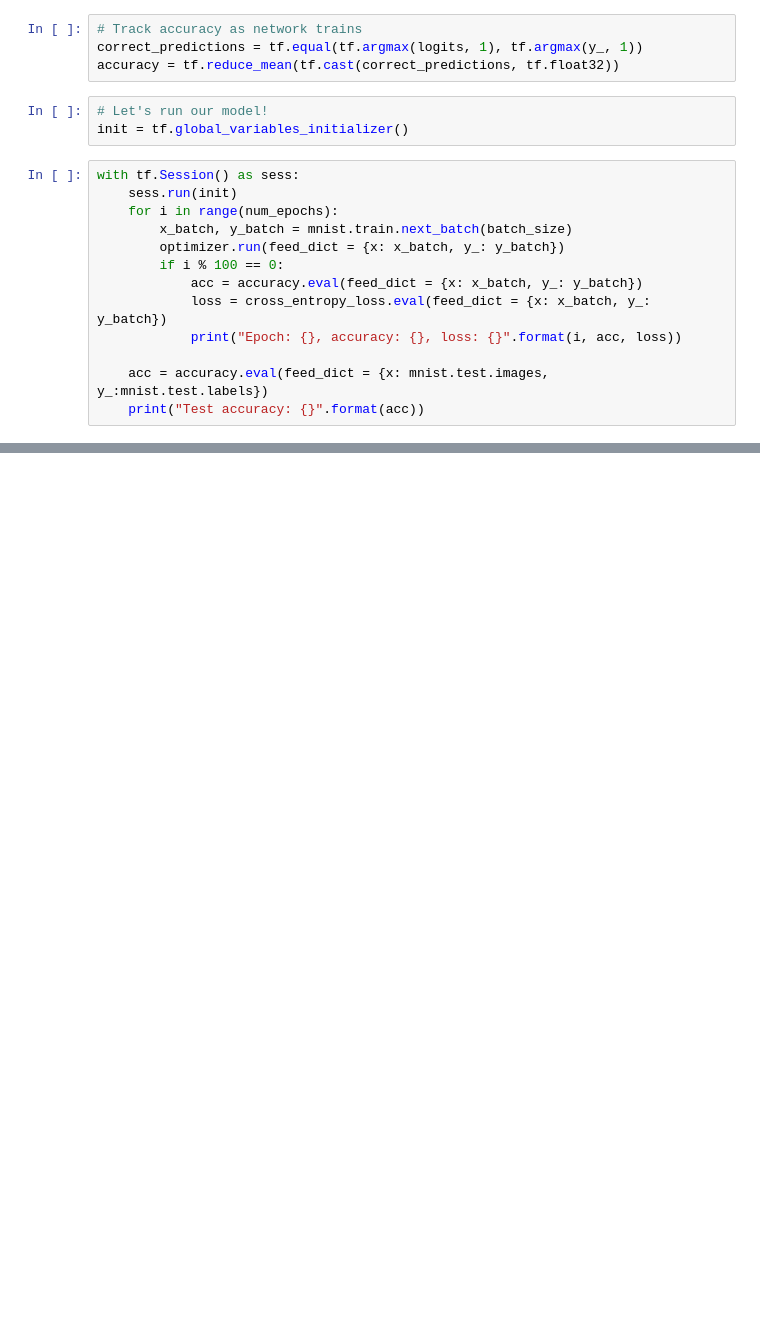
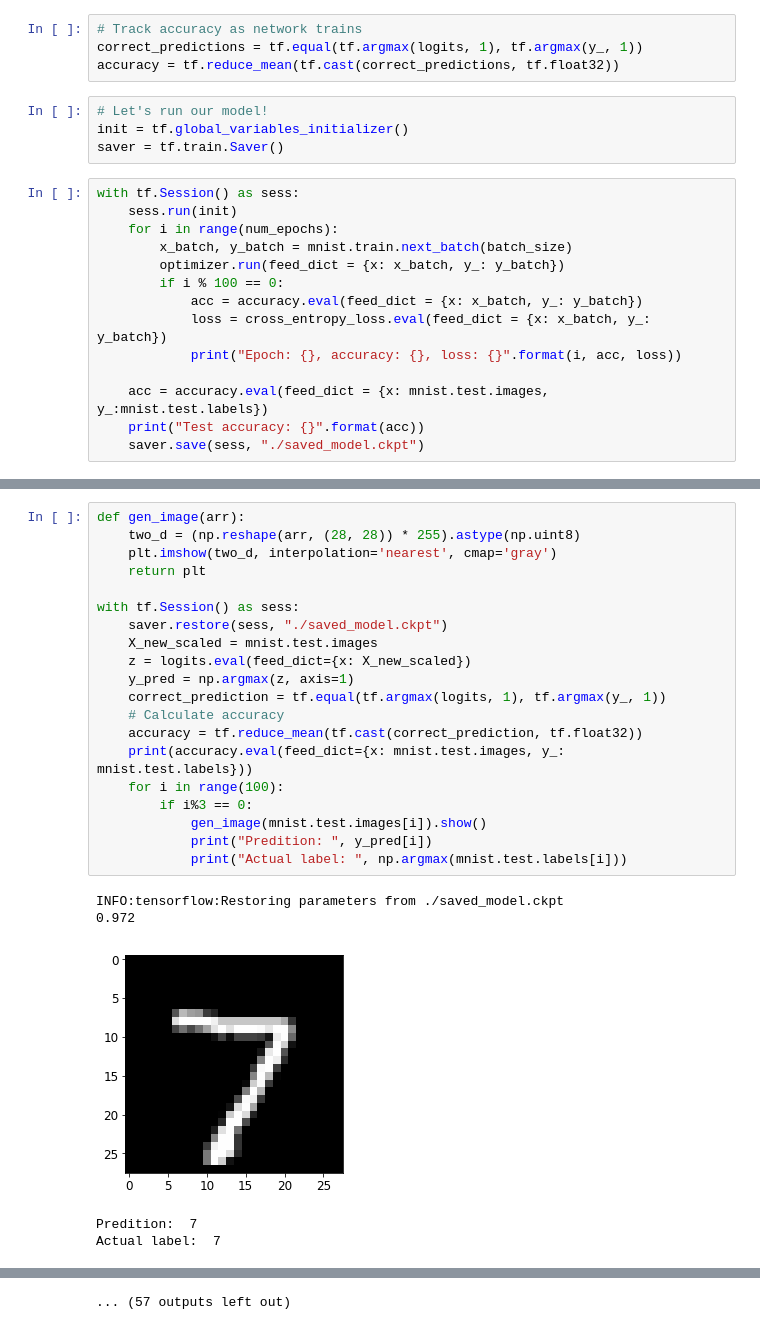
Before and after one commit to uclaacmai/advanced-track-spring18, a Jupyter notebook: workshop2-multilayer-nn/multilayer-nn.ipynb, the cells around one changed output, grey strips where cells are left out. Drawn from its saved outputs; the diff is of its cells as text; blank space fills up the shorter version.

```diff
--- a/workshop2-multilayer-nn/multilayer-nn.ipynb
+++ b/workshop2-multilayer-nn/multilayer-nn.ipynb
@@ -102,6 +130,7 @@ accuracy = tf.reduce_mean(tf.cast(correct_predictions, tf.float32))
 # %%
 # Let's run our model!
 init = tf.global_variables_initializer()
+saver = tf.train.Saver()
 # %%
 with tf.Session() as sess:
     sess.run(init)
@@ -115,4 +144,5 @@ with tf.Session() as sess:
 
     acc = accuracy.eval(feed_dict = {x: mnist.test.images, y_:mnist.test.labels})
     print("Test accuracy: {}".format(acc))
+    saver.save(sess, "./saved_model.ckpt")
 # %% [output]
@@ -135,0 +166,26 @@ Test accuracy: 0.972100019454956
+# %%
+def gen_image(arr):
+    two_d = (np.reshape(arr, (28, 28)) * 255).astype(np.uint8)
+    plt.imshow(two_d, interpolation='nearest', cmap='gray')
+    return plt
+
+with tf.Session() as sess:
+    saver.restore(sess, "./saved_model.ckpt")
+    X_new_scaled = mnist.test.images
+    z = logits.eval(feed_dict={x: X_new_scaled})
+    y_pred = np.argmax(z, axis=1)
+    correct_prediction = tf.equal(tf.argmax(logits, 1), tf.argmax(y_, 1))
+    # Calculate accuracy
+    accuracy = tf.reduce_mean(tf.cast(correct_prediction, tf.float32))
+    print(accuracy.eval(feed_dict={x: mnist.test.images, y_: mnist.test.labels}))
+    for i in range(100):
+        if i%3 == 0:
+            gen_image(mnist.test.images[i]).show()
+            print("Predition: ", y_pred[i])
+            print("Actual label: ", np.argmax(mnist.test.labels[i]))
+# %% [output]
+INFO:tensorflow:Restoring parameters from ./saved_model.ckpt
+0.972
+[figure, added]
+Predition:  7
+Actual label:  7
@@ -135,0 +205 @@ Test accuracy: 0.972100019454956
+... (57 outputs left out)
```
Also changed, not shown: parts of 5 cells of this notebook, 6 other files.
